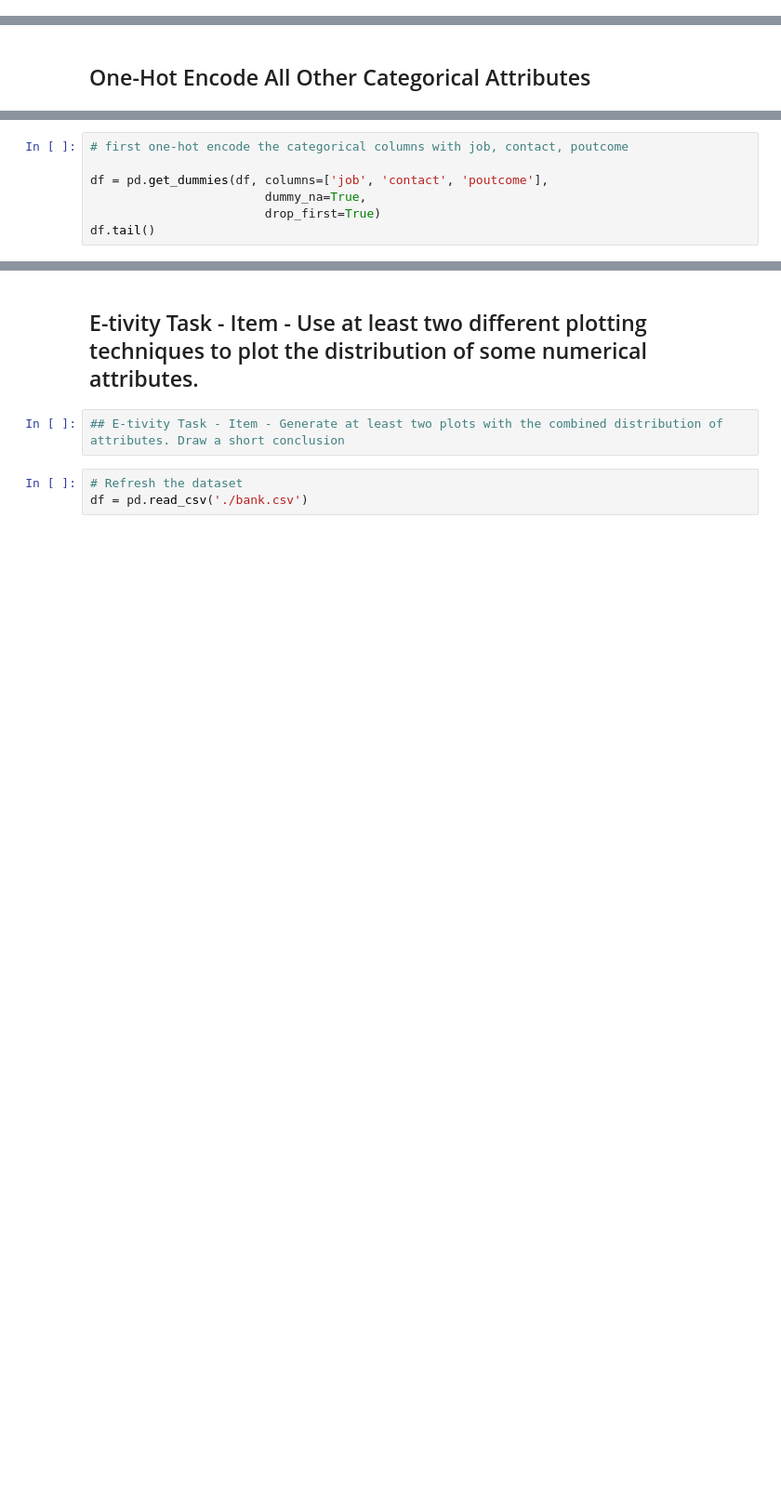
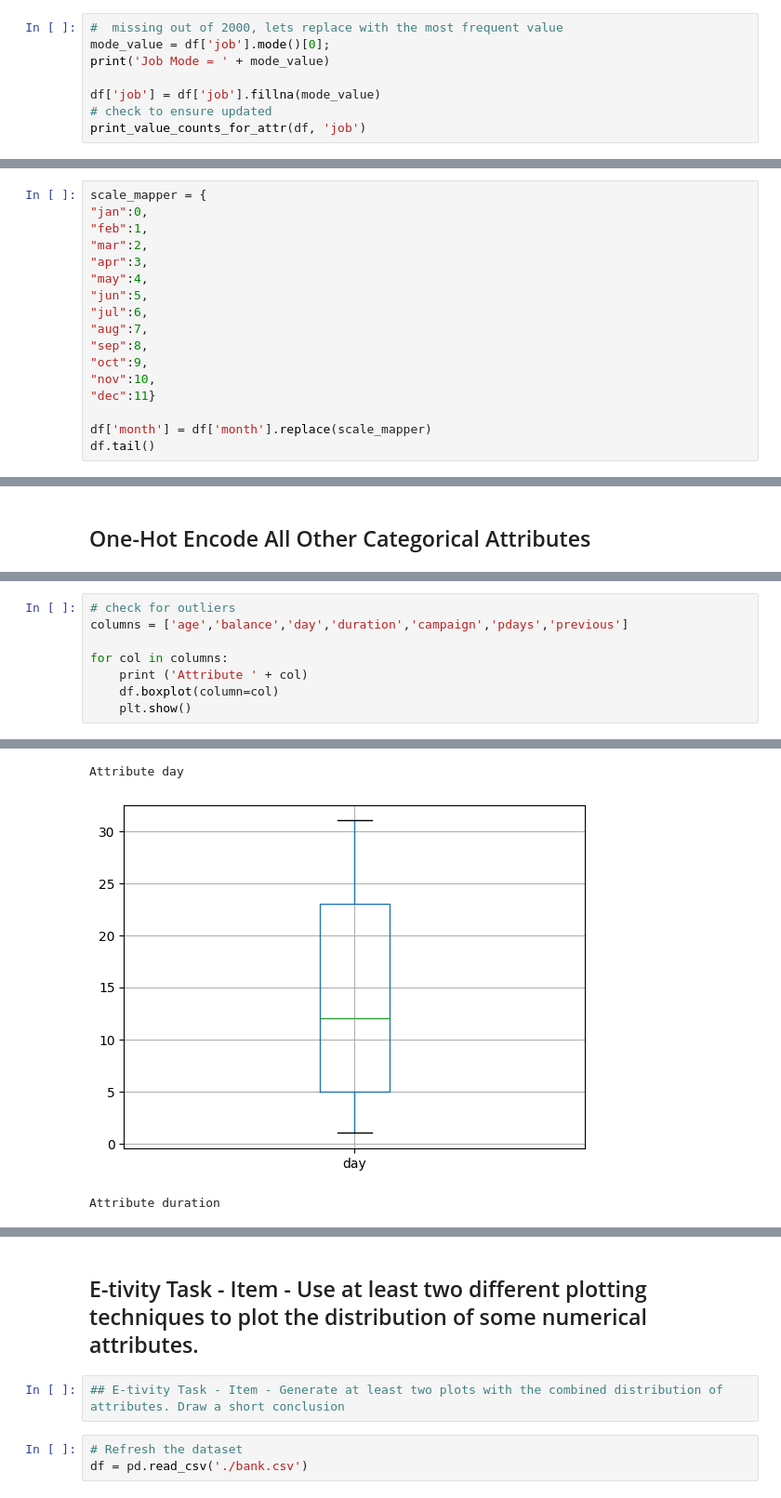
Before and after one commit to qaz73/ULAssignment-1, a Jupyter notebook: etivity1.ipynb, the cells around one changed output, grey strips where cells are left out. Shown at 93% size. Saved outputs shown, nothing was run; the diff lists cells and outputs as text; blank space fills up the shorter version.

```diff
--- a/etivity1.ipynb
+++ b/etivity1.ipynb
@@ -1004,0 +1044,8 @@ Name: count, dtype: int64
+# %%
+#  missing out of 2000, lets replace with the most frequent value
+mode_value = df['job'].mode()[0];
+print('Job Mode = ' + mode_value)
+
+df['job'] = df['job'].fillna(mode_value)
+# check to ensure updated
+print_value_counts_for_attr(df, 'job')
@@ -1004,0 +1095,17 @@ Name: count, dtype: int64
+# %%
+scale_mapper = {
+"jan":0,
+"feb":1,
+"mar":2,
+"apr":3,
+"may":4,
+"jun":5,
+"jul":6,
+"aug":7,
+"sep":8,
+"oct":9,
+"nov":10,
+"dec":11}
+
+df['month'] = df['month'].replace(scale_mapper)
+df.tail()
@@ -1018,7 +1148,0 @@ dtype: bool
-# %%
-# first one-hot encode the categorical columns with job, contact, poutcome
-
-df = pd.get_dummies(df, columns=['job', 'contact', 'poutcome'],
-                        dummy_na=True,
-                        drop_first=True)
-df.tail()
@@ -1047,0 +1164,9 @@ df.head()
+# %%
+# check for outliers
+columns = ['age','balance','day','duration','campaign','pdays','previous']
+
+for col in columns:
+    print ('Attribute ' + col)
+    df.boxplot(column=col)
+    plt.show()
+# %% [output]
@@ -1047,0 +1177,3 @@ df.head()
+Attribute day
+[figure, added]
+Attribute duration
```
Also changed, not shown: parts of 39 cells of this notebook.
